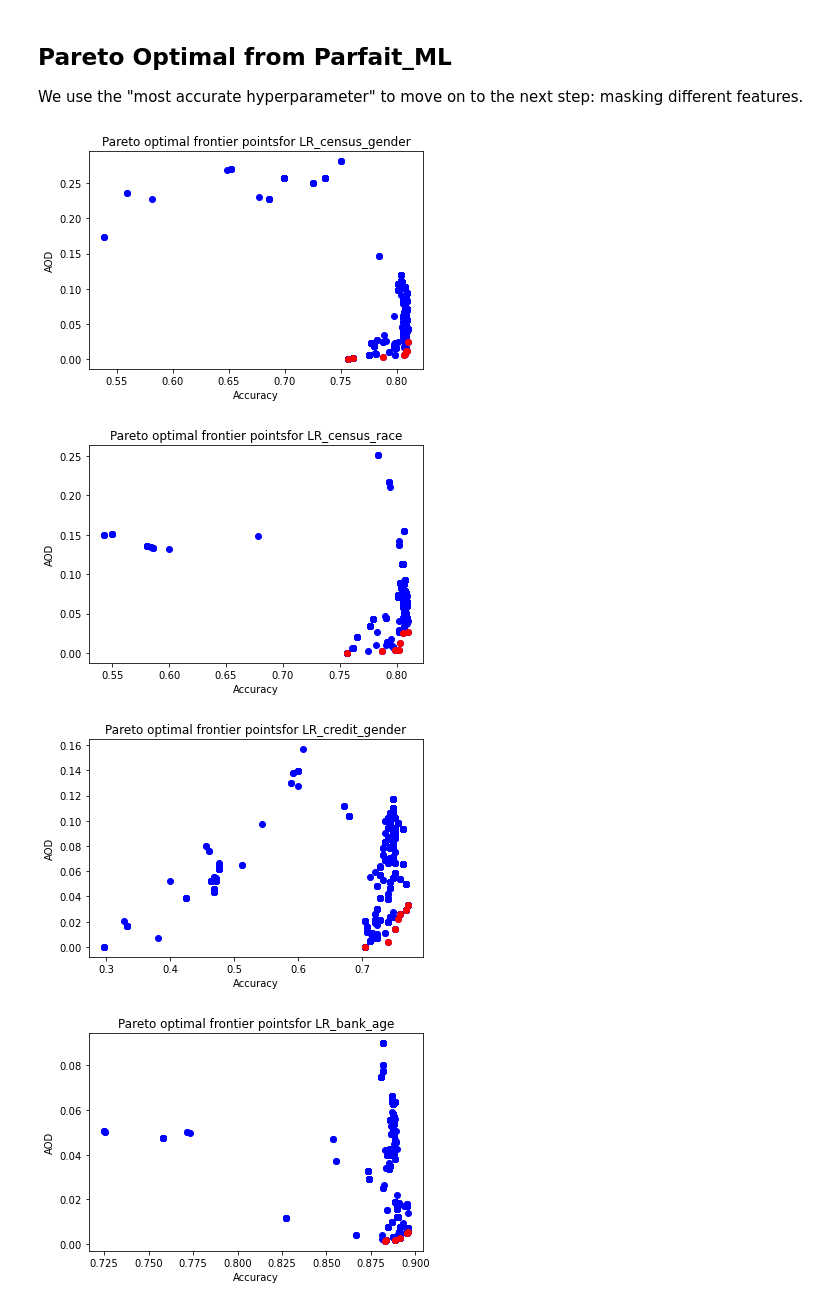
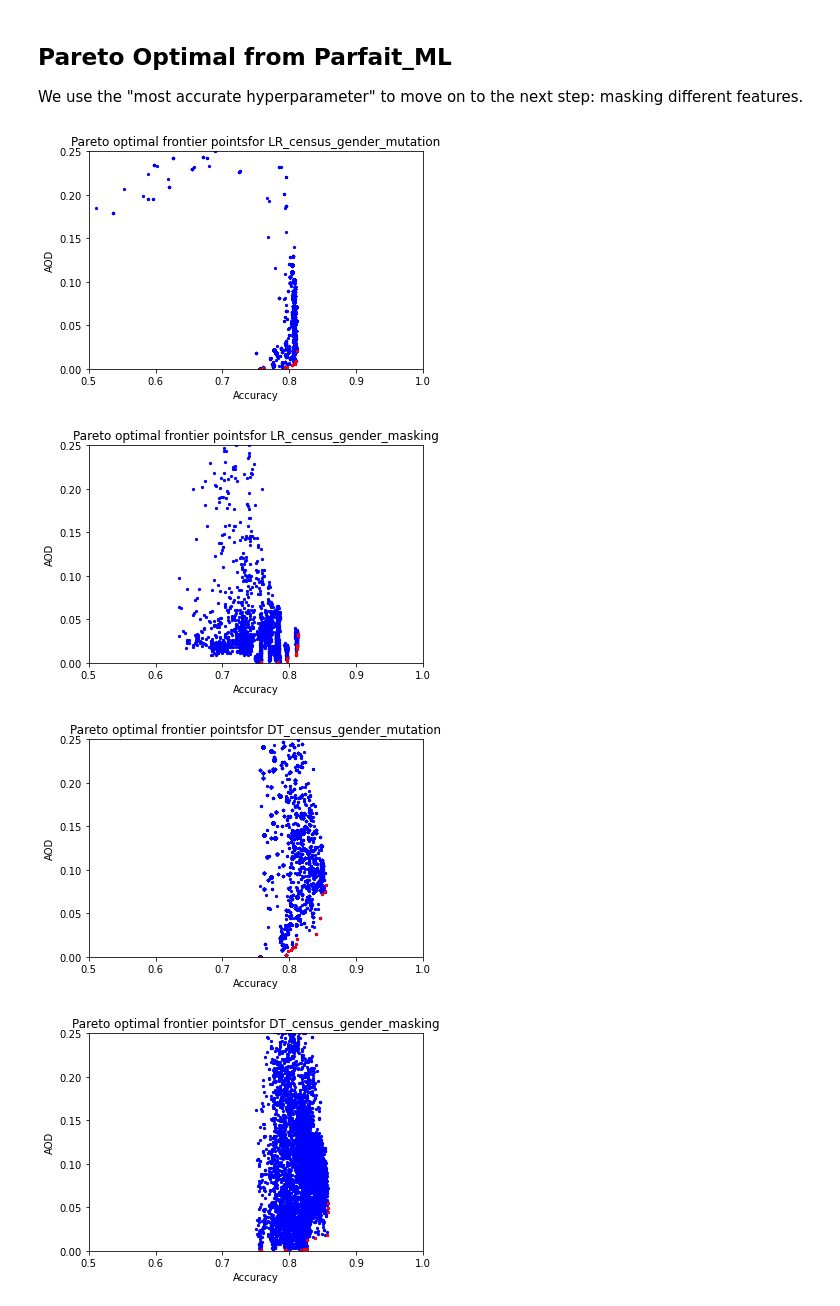
Before and after one commit to Tizpaz/Parfait-ML, a Jupyter notebook: formal_jupyter_analysis/Baseline 1.ipynb, the cells around one changed output. Drawn from its saved outputs; the diff is of its cells as text; code cells hidden in the pictures.

```diff
--- a/formal_jupyter_analysis/Baseline 1.ipynb
+++ b/formal_jupyter_analysis/Baseline 1.ipynb
@@ -3,9 +3,9 @@
 
 We use the "most accurate hyperparameter" to move on to the next step: masking different features.
 # %%
-models = ["LR","DT","RF","SV"]
+models = ["LR","RF","SV","DT"]
 datasets = [("census", "gender"), ("census", "race"), ("credit", "gender"), ("bank","age"), ("compas","gender"), ("compas","race")]
-algorithms = ["mutation"]
+algorithms = ["mutation","masking"]
 import pandas as pd
 import numpy as np
 import matplotlib.pyplot as plt
@@ -35,25 +35,23 @@ def is_pareto_efficient(costs, return_mask = True):
     else:
         return is_efficient
 # %%
-for m in models:
-    for d in datasets:
+for d in datasets:
+    for m in models:
         for a in algorithms:
-            if f"{m}_{d[0]}_{d[1]}_{a}.csv" == "SV_census_gender_mutation.csv" or \
-            f"{m}_{d[0]}_{d[1]}_{a}.csv" == "SV_census_race_mutation.csv":
-                continue
             df = pd.read_csv("../Dataset" + "/" + f"{m}_{d[0]}_{d[1]}_{a}.csv")
-            plt.scatter(df["score"],df["AOD"], color='blue')
+            plt.scatter(df["score"],df["AOD"], color='blue',s=5)
             df_masking = df.copy()
             df_masking["score"] = -df_masking["score"] # we want to find maximium for score
 
             mask = is_pareto_efficient(df_masking[["score","AOD"]].to_numpy(), True)
-            plt.scatter(df["score"][mask],df["AOD"][mask], color='red');
+            plt.scatter(df["score"][mask],df["AOD"][mask], color='red',s=5);
             plt.xlabel("Accuracy");
             plt.ylabel("AOD");
-            plt.title(f"Pareto optimal frontier pointsfor {m}_{d[0]}_{d[1]}");
+            plt.axis((.5,1,0,.25))
+            plt.title(f"Pareto optimal frontier pointsfor {m}_{d[0]}_{d[1]}_{a}");
             plt.figure();
 # %% [output]
-[figure, old version]
+[figure, new version]
-[figure, old version]
+[figure, new version]
-[figure, old version]
+[figure, new version]
-[figure, old version]
+[figure, new version]
```
Also changed, not shown: parts of 2 cells of this notebook, 4 other files.
